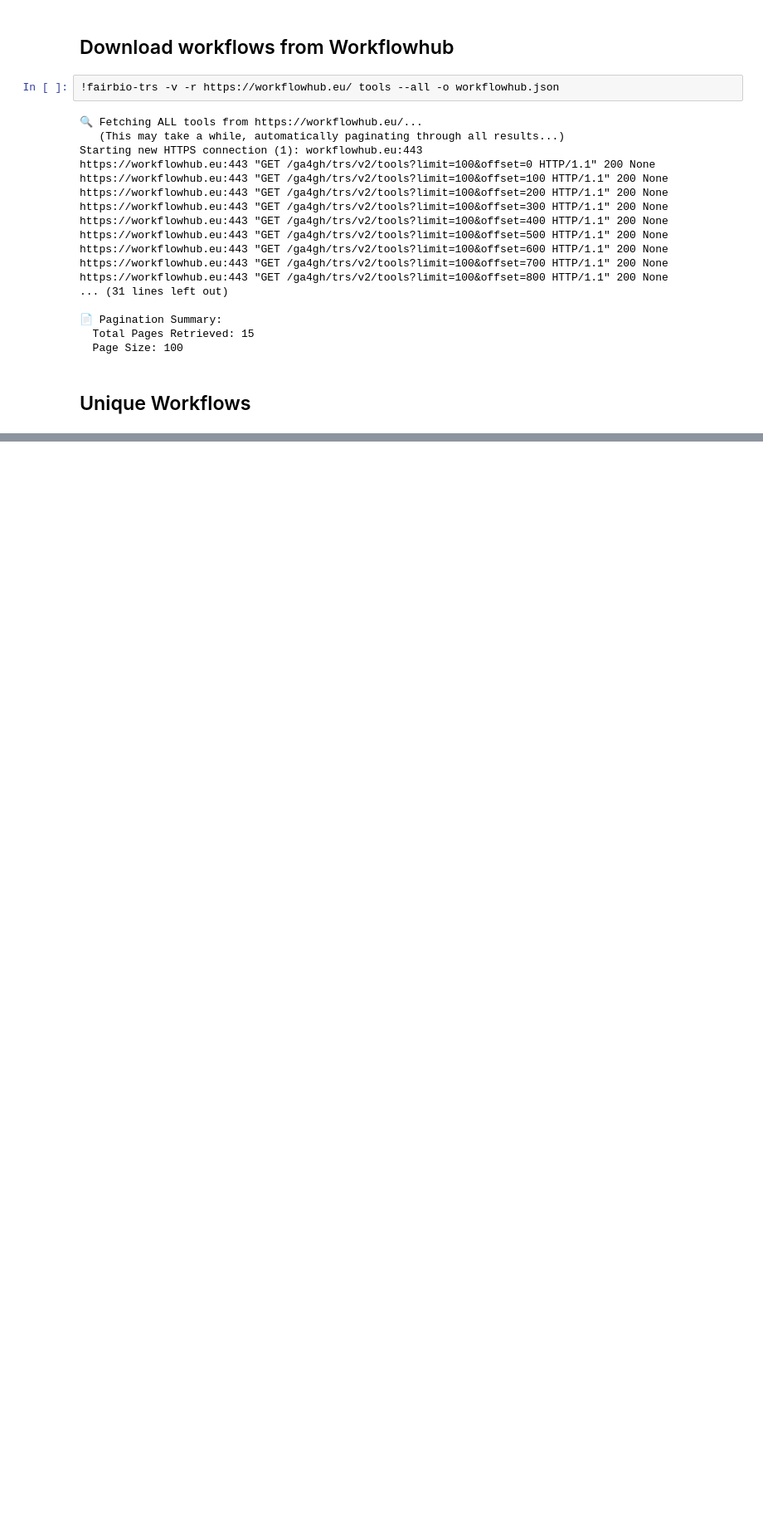
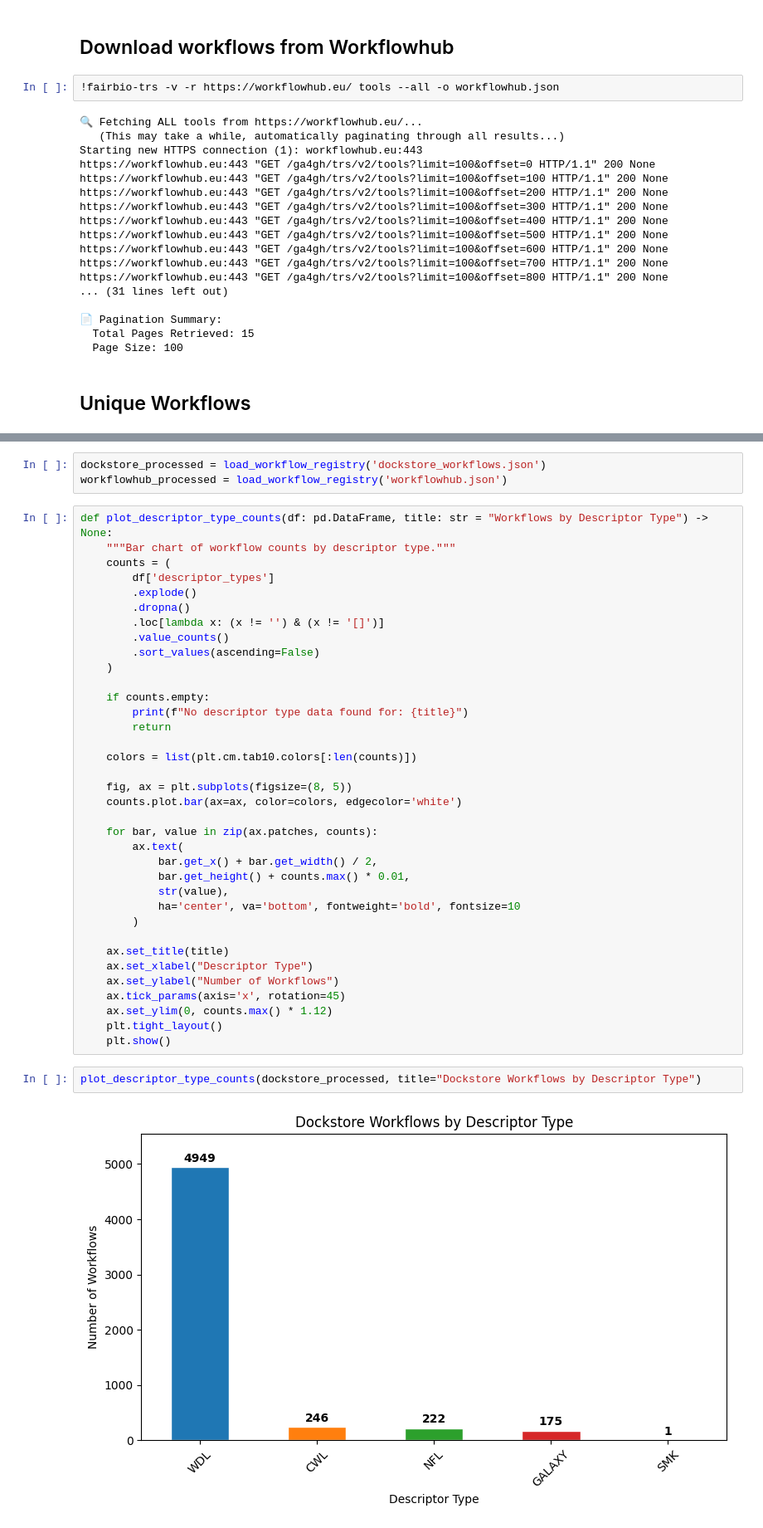
Before and after one commit to vsmalladi/FAIRBio, a Jupyter notebook: fairbio/notebooks/ga4gh_trs_workflows.ipynb, the cells around one changed output, grey strips where cells are left out. Shown at 83% size. Cells and saved outputs as stored; diff of their text form; blank space fills up the shorter version.

Commit message:
Update to have figures to explore the data.

```diff
--- a/fairbio/notebooks/ga4gh_trs_workflows.ipynb
+++ b/fairbio/notebooks/ga4gh_trs_workflows.ipynb
@@ -190,0 +95,43 @@ No workflow data found to plot.
+# %%
+dockstore_processed = load_workflow_registry('dockstore_workflows.json')
+workflowhub_processed = load_workflow_registry('workflowhub.json')
+# %%
+def plot_descriptor_type_counts(df: pd.DataFrame, title: str = "Workflows by Descriptor Type") -> None:
+    """Bar chart of workflow counts by descriptor type."""
+    counts = (
+        df['descriptor_types']
+        .explode()
+        .dropna()
+        .loc[lambda x: (x != '') & (x != '[]')]
+        .value_counts()
+        .sort_values(ascending=False)
+    )
+
+    if counts.empty:
+        print(f"No descriptor type data found for: {title}")
+        return
+
+    colors = list(plt.cm.tab10.colors[:len(counts)])
+
+    fig, ax = plt.subplots(figsize=(8, 5))
+    counts.plot.bar(ax=ax, color=colors, edgecolor='white')
+
+    for bar, value in zip(ax.patches, counts):
+        ax.text(
+            bar.get_x() + bar.get_width() / 2,
+            bar.get_height() + counts.max() * 0.01,
+            str(value),
+            ha='center', va='bottom', fontweight='bold', fontsize=10
+        )
+
+    ax.set_title(title)
+    ax.set_xlabel("Descriptor Type")
+    ax.set_ylabel("Number of Workflows")
+    ax.tick_params(axis='x', rotation=45)
+    ax.set_ylim(0, counts.max() * 1.12)
+    plt.tight_layout()
+    plt.show()
+# %%
+plot_descriptor_type_counts(dockstore_processed, title="Dockstore Workflows by Descriptor Type")
+# %% [output]
+[figure, added]
```
Also changed, not shown: parts of 5 cells of this notebook.
